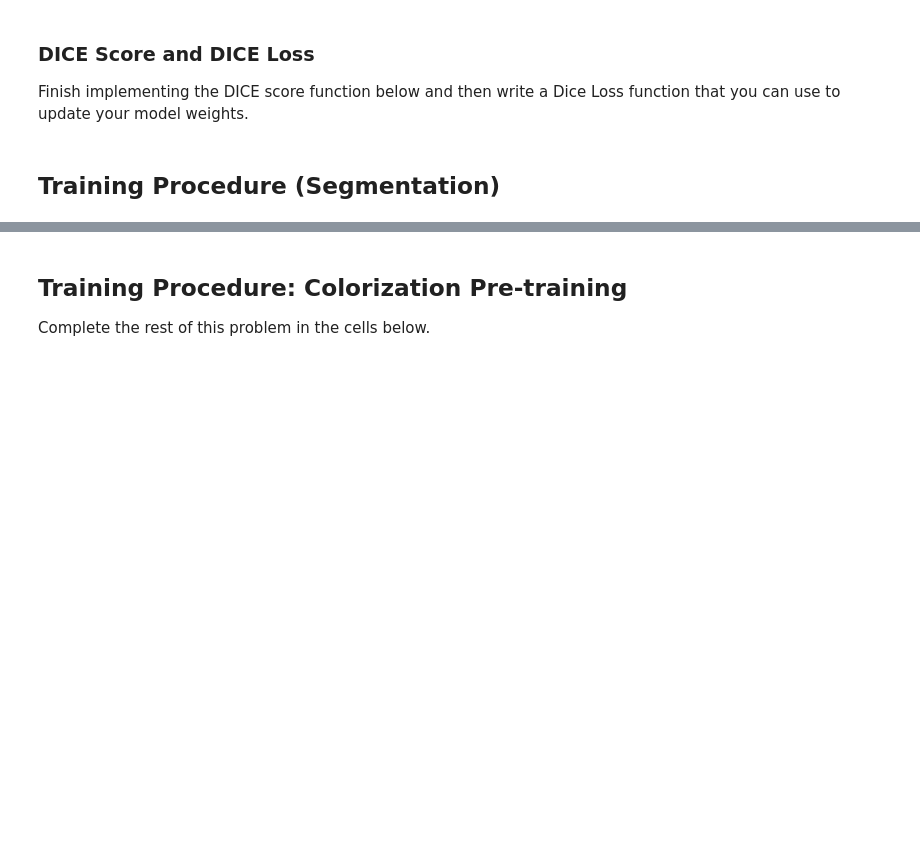
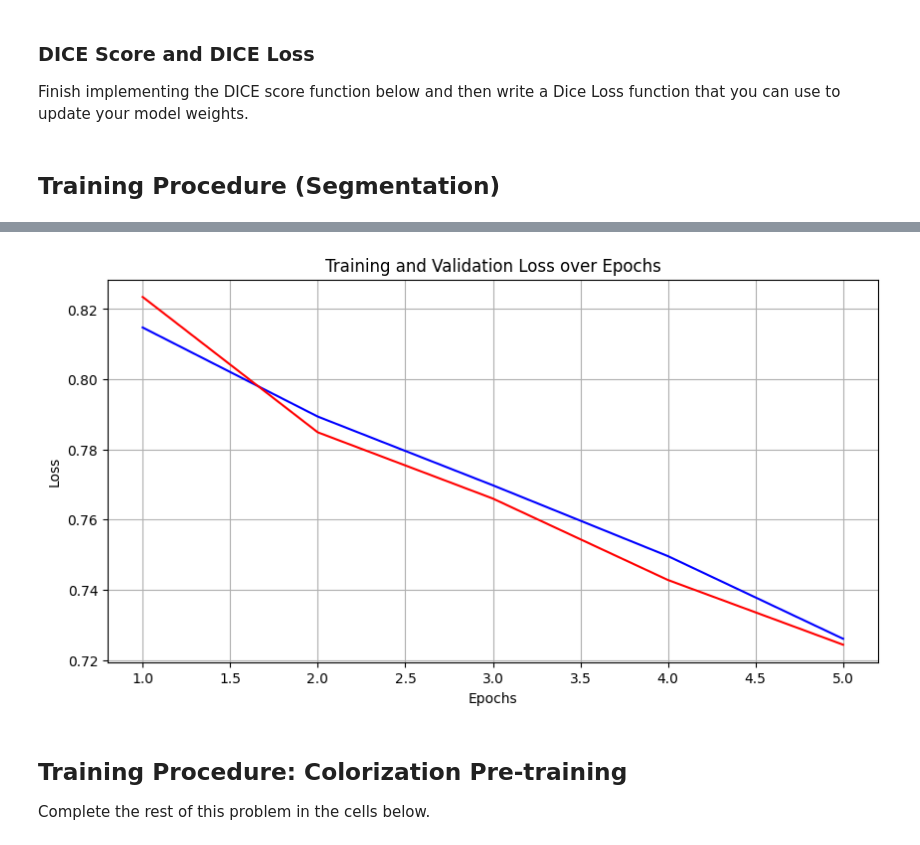
Before and after one commit to klxu03/ml-dl, a Jupyter notebook: HW6/DeepLearning_Fall2023_HW6.ipynb, the cells around one changed output, grey strips where cells are left out. Saved outputs shown, nothing was run; the diff lists cells and outputs as text; code cells hidden in the pictures; blank space fills up the shorter version.

```diff
--- a/HW6/DeepLearning_Fall2023_HW6.ipynb
+++ b/HW6/DeepLearning_Fall2023_HW6.ipynb
@@ -485,3 +495,19 @@ TypeError: '<' not supported between instances of 'list' and 'float'
+# %%
+epochs = list(range(1, len(trainLoss)+1))
+
+plt.figure(figsize=(10, 5))
+
+plt.plot(epochs, trainLoss, label="Training Loss", color="blue")
+plt.plot(epochs, valLoss, label="Validation Loss", color="red")
+
+plt.title("Training and Validation Loss over Epochs")
+plt.xlabel("Epochs")
+plt.ylabel("Loss")
+plt.grid(True)
+
+plt.show()
+# %% [output]
+[figure, added]
 # %% [markdown]
 ## Training Procedure: Colorization Pre-training
 
```
Also changed, not shown: parts of 1 cell of this notebook.
